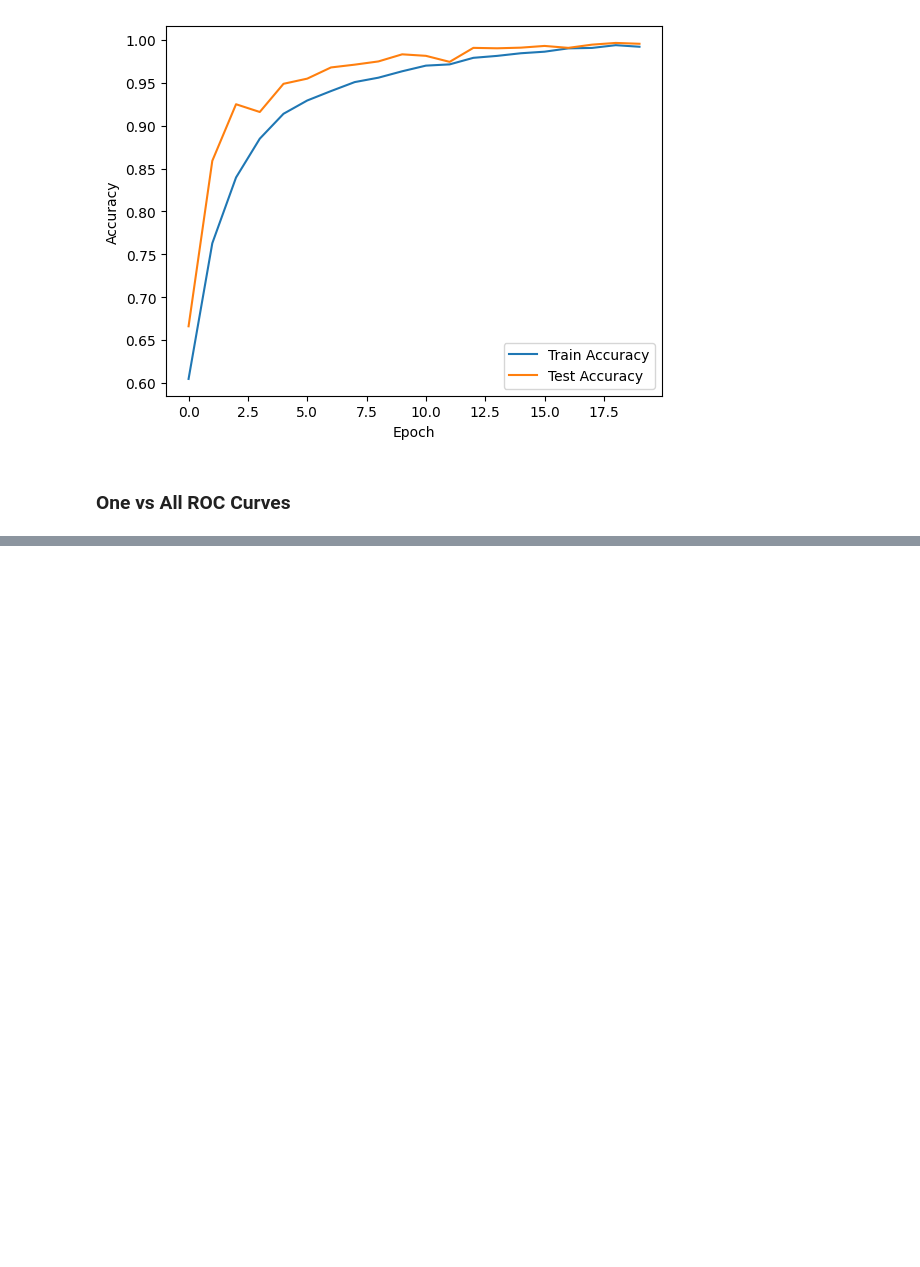
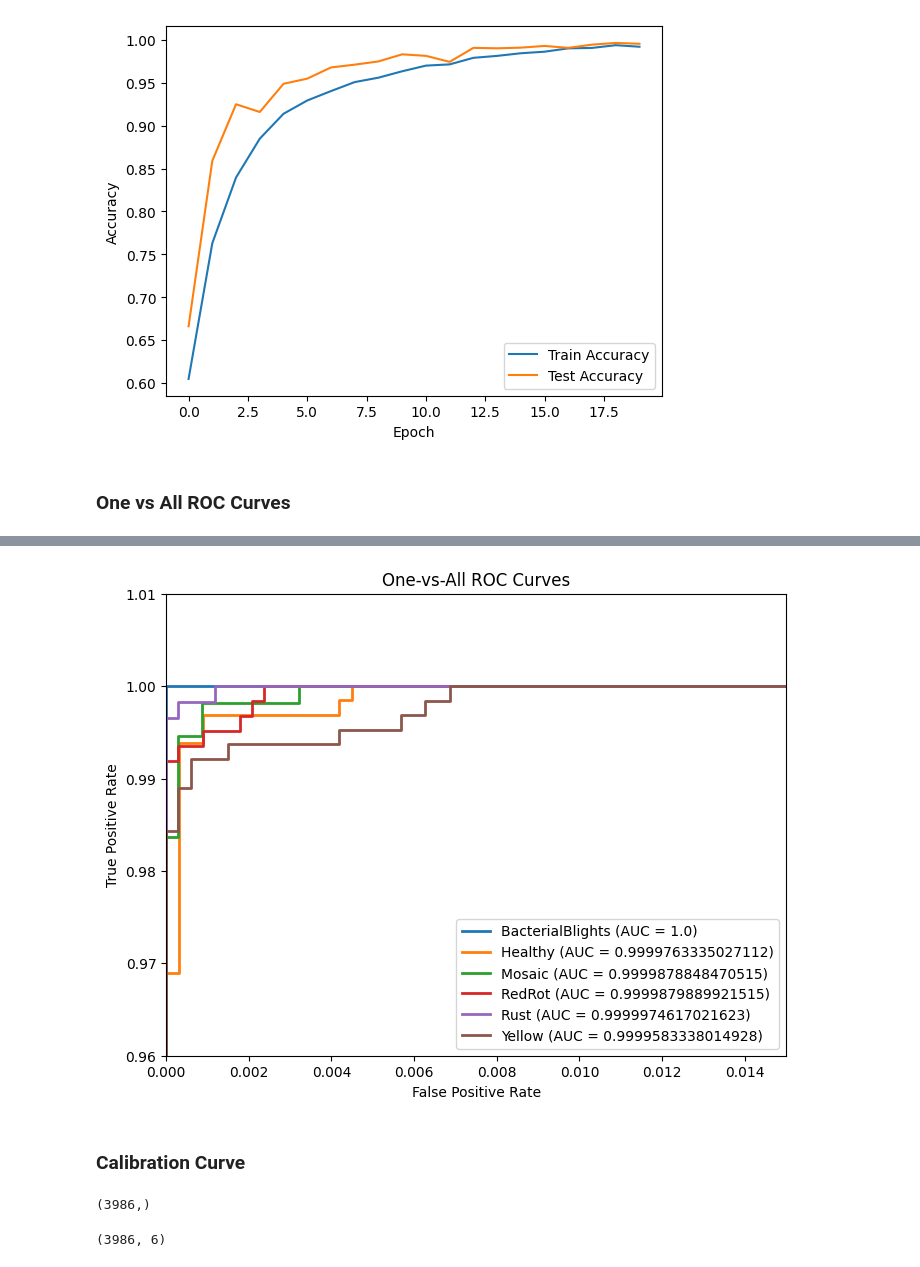
Before and after one commit to yuvarajk2109/cane-sense, a Jupyter notebook: CaneSight.ipynb, the cells around one changed output, grey strips where cells are left out. Saved outputs shown, nothing was run; the diff lists cells and outputs as text; code cells hidden in the pictures; blank space fills up the shorter version.

Commit message:
Calibration Curve and Brier Score

```diff
--- a/CaneSight.ipynb
+++ b/CaneSight.ipynb
@@ -411,0 +438,4 @@ CaneSight(
+# %%
+all_labels_np = np.array(all_labels)
+all_preds_np = np.array(all_preds)
+all_probs_np = np.array(all_probs)
@@ -516,0 +509,36 @@ plt.show()
+# %%
+y_bin = label_binarize(all_labels_np, classes=list(range(num_classes)))
+
+fpr = dict()
+tpr = dict()
+roc_auc = dict()
+
+for i in range(num_classes):
+    fpr[i], tpr[i], _ = roc_curve(y_bin[:, i], all_probs_np[:, i])
+    roc_auc[i] = auc(fpr[i], tpr[i])
+
+plt.figure(figsize=(8, 6))
+for i, cls in enumerate(class_names):
+    plt.plot(fpr[i], tpr[i], lw=2,
+             label=f"{cls} (AUC = {roc_auc[i]})")
+
+plt.plot([0, 1], [0, 1], 'k--', lw=1)
+plt.xlim([0.0, 0.015])
+plt.ylim([0.96, 1.01])
+plt.xlabel("False Positive Rate")
+plt.ylabel("True Positive Rate")
+plt.title("One-vs-All ROC Curves")
+plt.legend(loc="lower right")
+plt.show()
+# %% [output]
+[figure, added]
+# %% [markdown]
+### Calibration Curve
+# %%
+all_labels_np.shape
+# %% [output]
+(3986,)
+# %%
+all_probs_np.shape
+# %% [output]
+(3986, 6)
```
Also changed, not shown: parts of 45 cells of this notebook.
